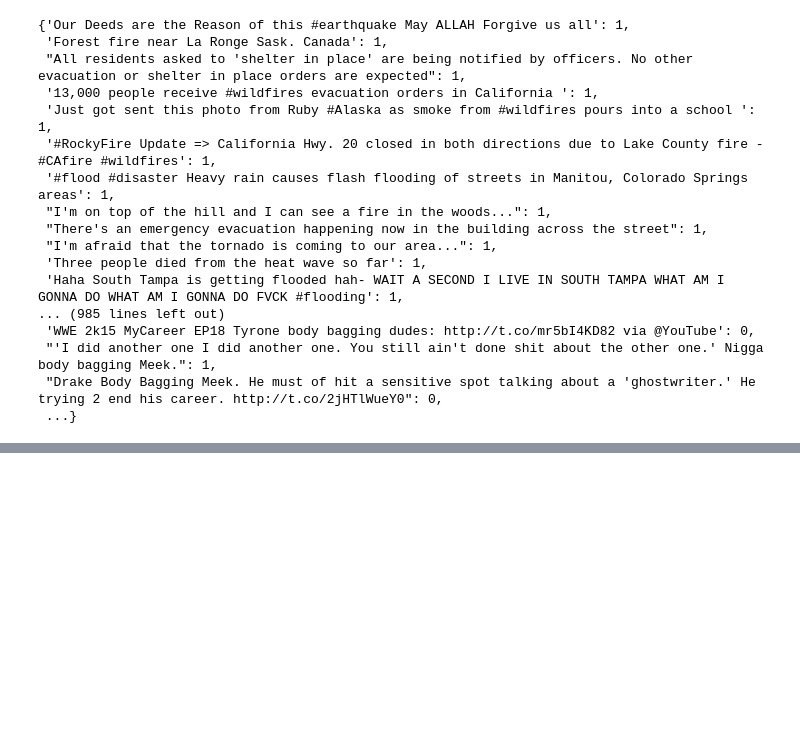
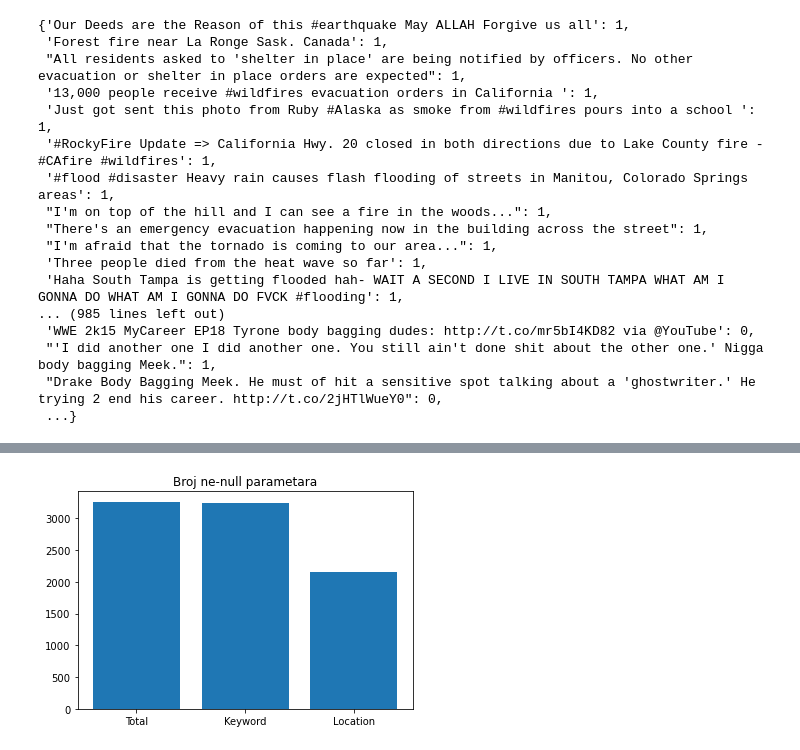
Before and after one commit to jbrigljevic/str_uc, a Jupyter notebook: Teorijski pregled problema/Eksploratorna analiza problema.ipynb, the cells around one changed output, grey strips where cells are left out. Drawn from its saved outputs; the diff is of its cells as text; code cells hidden in the pictures; blank space fills up the shorter version.

```diff
--- a/Teorijski pregled problema/Eksploratorna analiza problema.ipynb
+++ b/Teorijski pregled problema/Eksploratorna analiza problema.ipynb
@@ -108,0 +201,4 @@ mapa_text_train
+# %%
+graf_ne_null(df_test)
+# %% [output]
+[figure, added]
```
Also changed, not shown: parts of 17 cells of this notebook, 1 other file.
